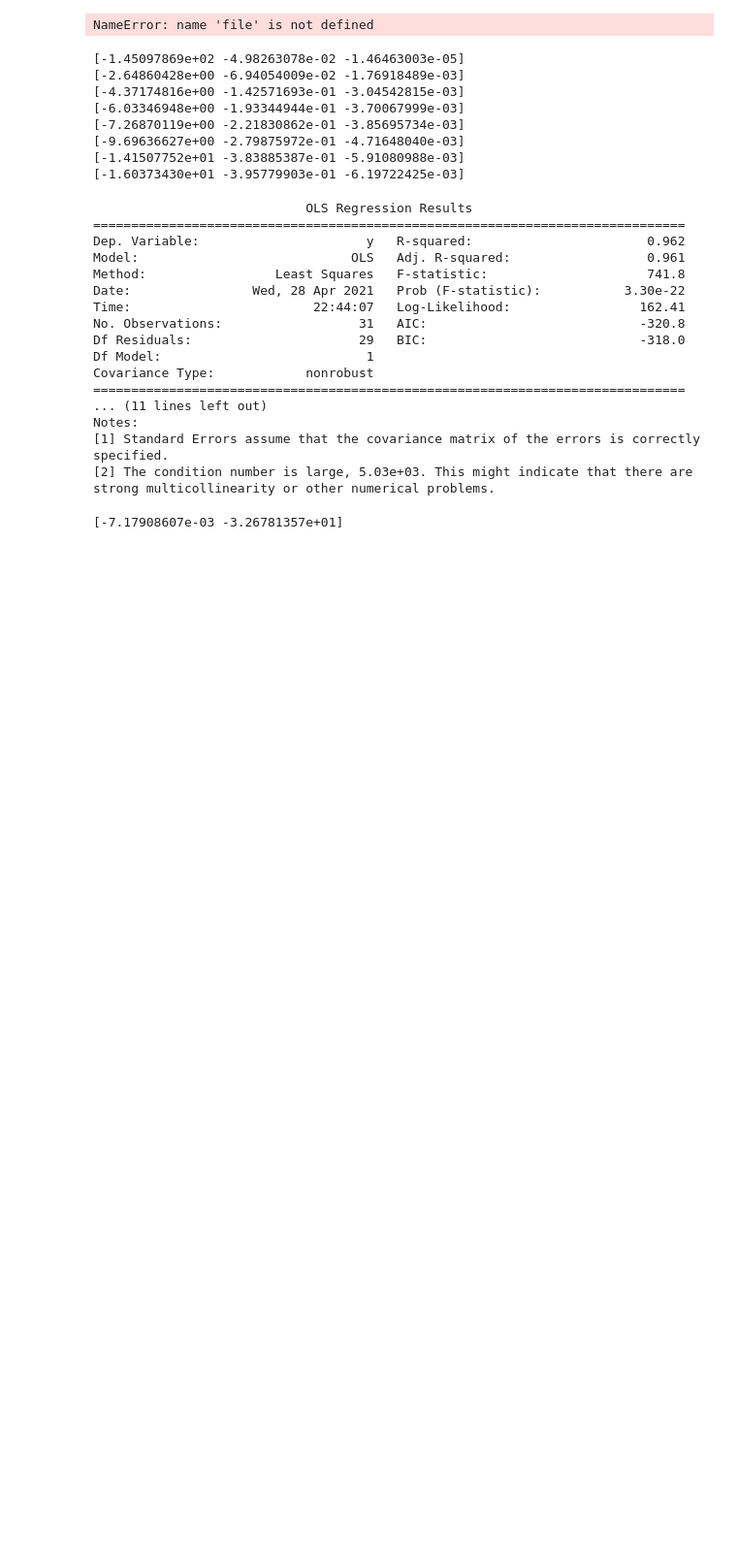
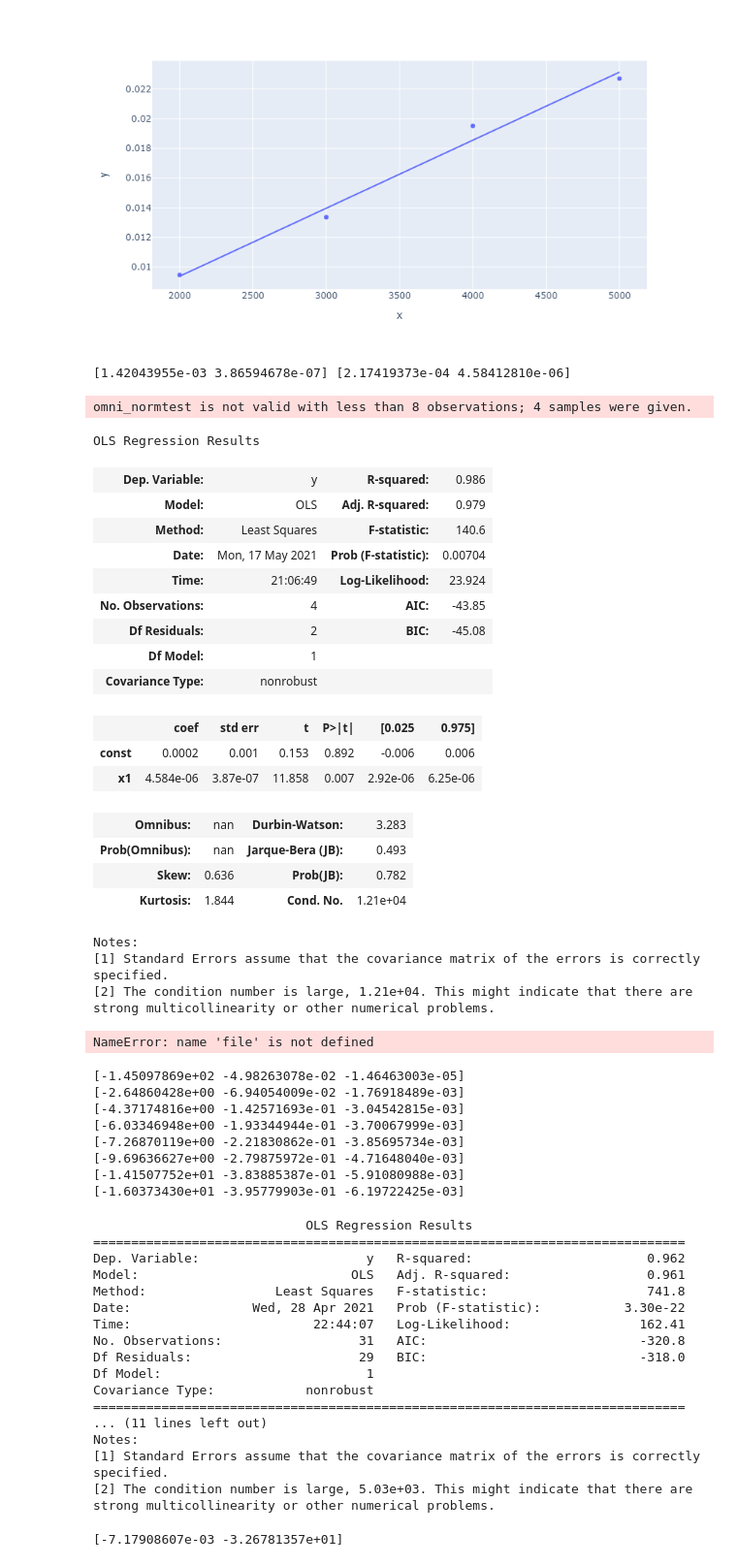
Before and after one commit to pmarg4/LabElectro, a Jupyter notebook: Pràctica 06/Part Magnètica.ipynb, the cells around one changed output. Shown at 97% size. Saved outputs shown, nothing was run; the diff lists cells and outputs as text; code cells hidden in the pictures; blank space fills up the shorter version.

```diff
--- a/Pràctica 06/Part Magnètica.ipynb
+++ b/Pràctica 06/Part Magnètica.ipynb
@@ -87,3 +134,48 @@ kurtosistest only valid for n>=20 ... continuing anyway, n=8
+# %%
+Vs=[2000,3000,4000,5000]
+files=['2kv','3kv','4kv','5kv']
+m=[]
+for i in range(len(Vs)):
+    m.append(funcio2(files[i],Vs[i]))
+Ip=np.array(Vs)
+# Ip=np.sqrt(Ip)
+m=np.array(m)**2
+fig=px.scatter(x=Ip,y=m,trendline='ols')
+fig.show()
+ree= px.get_trendline_results(fig)
+re= ree.iloc[0]["px_fit_results"].summary()
+
+fit_results = px.get_trendline_results(fig).px_fit_results.iloc[0]
+
+u=fit_results.bse
+m=fit_results.params
+print(u,m)
+re
+# %% [output]
+[figure, added]
+[1.42043955e-03 3.86594678e-07] [2.17419373e-04 4.58412810e-06]
+omni_normtest is not valid with less than 8 observations; 4 samples were given.
+OLS Regression Results
+| Dep. Variable: | y | R-squared: | 0.986 |
+| Model: | OLS | Adj. R-squared: | 0.979 |
+| Method: | Least Squares | F-statistic: | 140.6 |
+| Date: | Mon, 17 May 2021 | Prob (F-statistic): | 0.00704 |
+| Time: | 21:06:49 | Log-Likelihood: | 23.924 |
+| No. Observations: | 4 | AIC: | -43.85 |
+| Df Residuals: | 2 | BIC: | -45.08 |
+| Df Model: | 1 |  |  |
+| Covariance Type: | nonrobust |  |  |
+|  | coef | std err | t | P>|t| | [0.025 | 0.975] |
+| const | 0.0002 | 0.001 | 0.153 | 0.892 | -0.006 | 0.006 |
+| x1 | 4.584e-06 | 3.87e-07 | 11.858 | 0.007 | 2.92e-06 | 6.25e-06 |
+| Omnibus: | nan | Durbin-Watson: | 3.283 |
+| Prob(Omnibus): | nan | Jarque-Bera (JB): | 0.493 |
+| Skew: | 0.636 | Prob(JB): | 0.782 |
+| Kurtosis: | 1.844 | Cond. No. | 1.21e+04 |
+Notes:
+[1] Standard Errors assume that the covariance matrix of the errors is correctly specified.
+[2] The condition number is large, 1.21e+04. This might indicate that there are
+strong multicollinearity or other numerical problems.
 # %%
 # %% [output]
 NameError: name 'file' is not defined
```
Also changed, not shown: parts of 2 cells of this notebook, 24 other files.
